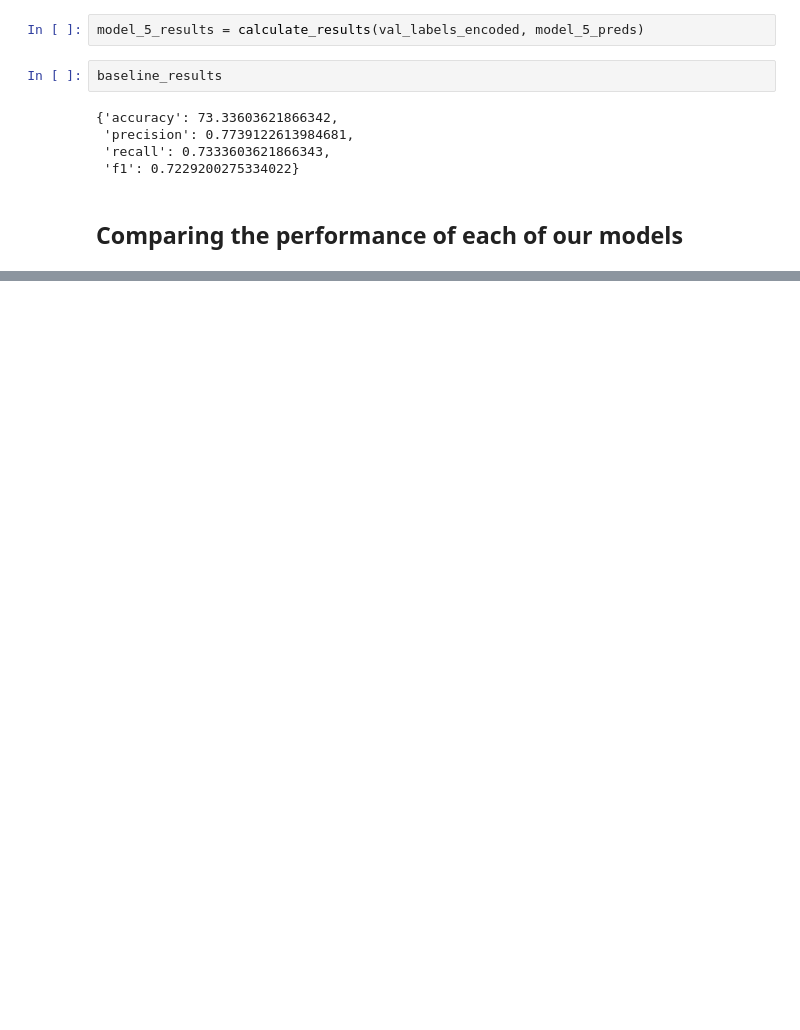
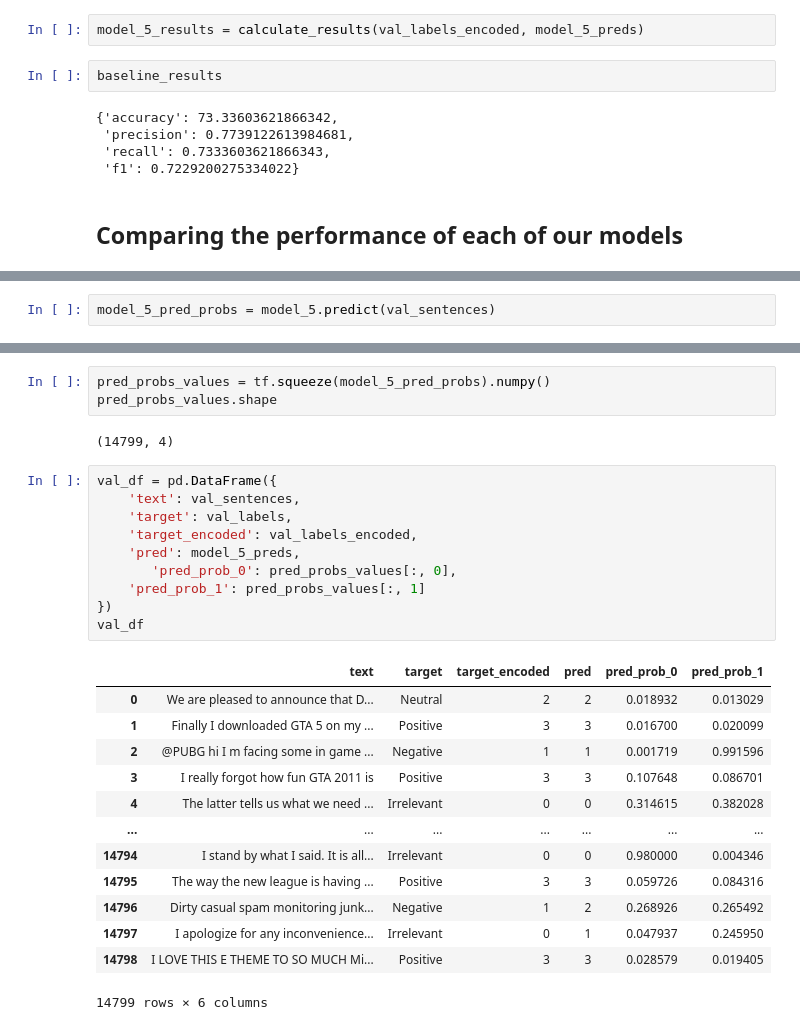
Before and after one commit to jul1998/tensorflow_projects, a Jupyter notebook: nlp_project.ipynb, the cells around one changed output, grey strips where cells are left out. Cells and saved outputs as stored; diff of their text form; blank space fills up the shorter version.

```diff
--- a/nlp_project.ipynb
+++ b/nlp_project.ipynb
@@ -1320,0 +1341,2 @@ plot_loss_curves(model_3_history)
+# %%
+model_5_pred_probs = model_5.predict(val_sentences)
@@ -1320,0 +1379,29 @@ plot_loss_curves(model_3_history)
+# %%
+pred_probs_values = tf.squeeze(model_5_pred_probs).numpy()
+pred_probs_values.shape
+# %% [output]
+(14799, 4)
+# %%
+val_df = pd.DataFrame({
+    'text': val_sentences,
+    'target': val_labels,
+    'target_encoded': val_labels_encoded,
+    'pred': model_5_preds,
+       'pred_prob_0': pred_probs_values[:, 0],
+    'pred_prob_1': pred_probs_values[:, 1]
+})
+val_df
+# %% [output]
+|  | text | target | target_encoded | pred | pred_prob_0 | pred_prob_1 |
+| 0 | We are pleased to announce that D... | Neutral | 2 | 2 | 0.018932 | 0.013029 |
+| 1 | Finally I downloaded GTA 5 on my ... | Positive | 3 | 3 | 0.016700 | 0.020099 |
+| 2 | @PUBG hi I m facing some in game ... | Negative | 1 | 1 | 0.001719 | 0.991596 |
+| 3 | I really forgot how fun GTA 2011 is | Positive | 3 | 3 | 0.107648 | 0.086701 |
+| 4 | The latter tells us what we need ... | Irrelevant | 0 | 0 | 0.314615 | 0.382028 |
+| ... | ... | ... | ... | ... | ... | ... |
+| 14794 | I stand by what I said. It is all... | Irrelevant | 0 | 0 | 0.980000 | 0.004346 |
+| 14795 | The way the new league is having ... | Positive | 3 | 3 | 0.059726 | 0.084316 |
+| 14796 | Dirty casual spam monitoring junk... | Negative | 1 | 2 | 0.268926 | 0.265492 |
+| 14797 | I apologize for any inconvenience... | Irrelevant | 0 | 1 | 0.047937 | 0.245950 |
+| 14798 | I LOVE THIS E THEME TO SO MUCH Mi... | Positive | 3 | 3 | 0.028579 | 0.019405 |
+14799 rows × 6 columns
```
Also changed, not shown: parts of 41 cells of this notebook.
